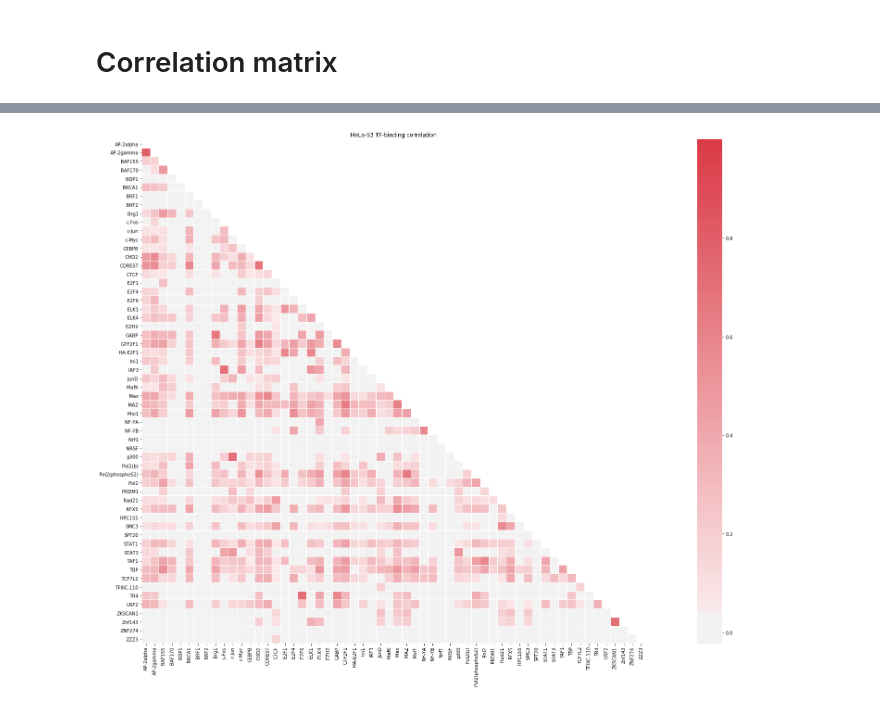
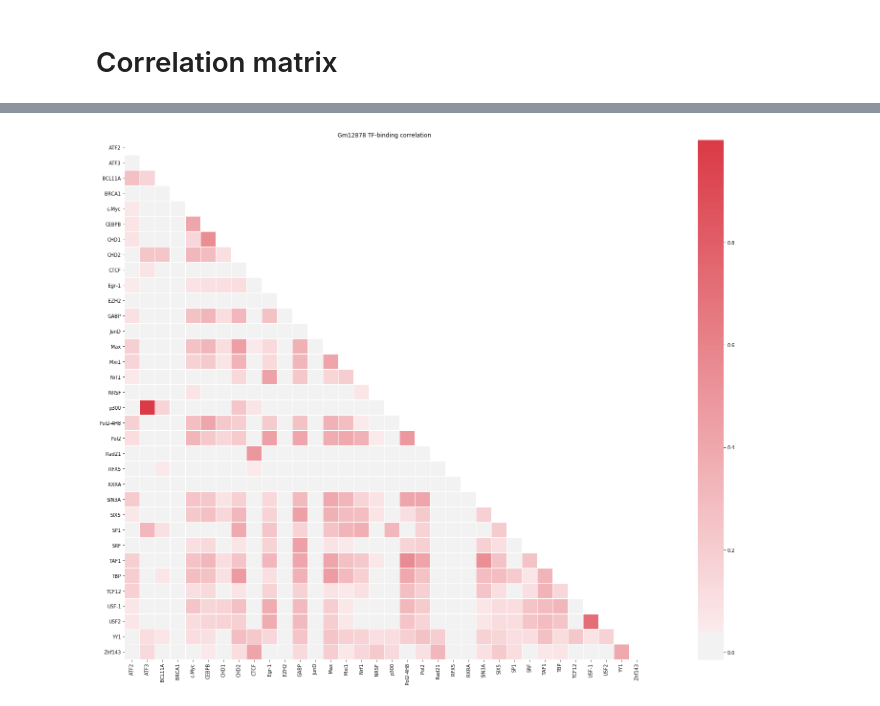
Before and after one commit to alexyku/transcription-factors, a Jupyter notebook: docs/tfti_eda.ipynb, the cells around one changed output, grey strips where cells are left out. Cells and saved outputs as stored; diff of their text form; code cells hidden in the pictures.

```diff
--- a/docs/tfti_eda.ipynb
+++ b/docs/tfti_eda.ipynb
@@ -12,25 +76,41 @@ Populating the interactive namespace from numpy and matplotlib
 # %%
-def load_data(datafile, namefile):
+def load_names(namefile):
+    return np.array(open(namefile).read().split(','))
+
+def load_train_data(datafile, namefile):
     data_hdf5 = h5py.File(datafile)['traindata']
-    names = np.array(open(namefile).read().split(','))
-    return (data_hdf5, names)
+    return (data_hdf5, load_names(namefile))
 
-def subsample(data_hdf5, n):
+def load_valid_data(datafile, namefile):
+    data_hdf5 = loadmat(datafile)['validdata']
+    return (data_hdf5, load_names(namefile))
+
+def subsample_train(data_hdf5, n):
     N = data_hdf5.shape[-1]
     indices = sorted(np.random.choice(
         N, n, replace=False))
     return data_hdf5[:,indices].T
 
-datafile = "/Users/alexyku/Desktop/tmp/deepsea_train/train.mat"
-namefile = './deepsea_label_names.txt'
-data_hdf5, names = load_data(datafile, namefile)
+def subsample_valid(data_mat, n):
+    N = data_mat.shape[0]
+    indices = sorted(np.random.choice(
+        N, n, replace=False))
+    return data_mat[indices,:]
+
+if (valid):
+    data_hdf5, names = load_valid_data(datafile, namefile)
+else:
+    data_hdf5, names = load_train_data(datafile, namefile)
 
 # subsample data
-X = subsample(data_hdf5, n=1000)
+if (valid):
+    X = subsample_valid(data_hdf5, n=5000)
+else:
+    X = subsample(data_hdf5, n=5000)
+
 
 # features with no binding events
 nan_names = names[np.equal(np.sum(X, axis=0), 0)]
-tf_names = names[125:815]  # transcription factors
 
 # compute correlation matrix
 mean = np.mean(X, axis=0)
@@ -49,30 +129,32 @@ df = df.iloc[indices, indices]
 # %%
 def plot_correlation(df, **kwargs):
     mask = np.zeros_like(df, dtype=np.bool)
     mask[np.triu_indices_from(mask)] = True
     cmap = sns.diverging_palette(220, 10, as_cmap=True)
     def maybe_add(kwargs, key, value):
         if key not in kwargs:
             kwargs[key] = value
     maybe_add(kwargs, 'mask', mask)
     maybe_add(kwargs, 'cmap', cmap)
     maybe_add(kwargs, 'linewidths', 0)  # 0.05
     maybe_add(kwargs, 'square', True)
     maybe_add(kwargs, 'center', 0)
     sns.heatmap(df, **kwargs)
 
 # filter features
-filter_fn = lambda x: (('HeLa-S3' in x) and (x in tf_names))
+filter_fn = lambda x: (x in gm12878_names)
 filtered_names = np.unique(list(filter(filter_fn, names)))
+
+
 filtered_names = sorted(filtered_names, key=str.lower)
 filtered_df = df.loc[filtered_names, filtered_names]
 
 # pretty names for printing
 filtered_df.columns = [x.split('|')[1] for x in filtered_df.columns]
 filtered_df.index = [x.split('|')[1] for x in filtered_df.index]
 
 plt.figure(figsize=(40.0, 20.0))
-plt.title('HeLa-S3 TF-binding correlation')
+plt.title('Gm12878 TF-binding correlation')
 plot_correlation(filtered_df, linewidths=0.05)
 # %% [output]
-[figure, old version]
+[figure, new version]
```
Also changed, not shown: parts of 6 cells of this notebook, 1 other file.
